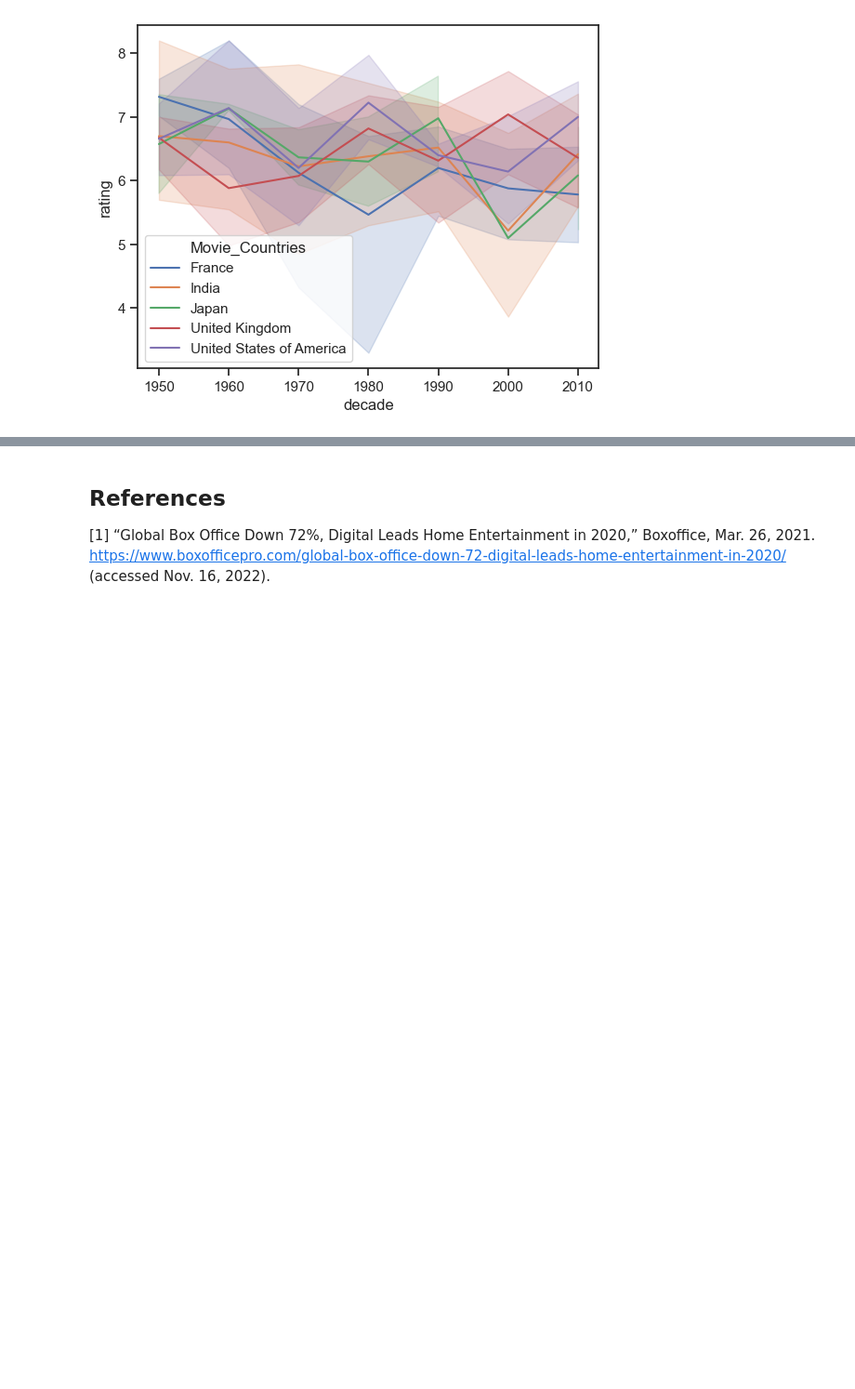
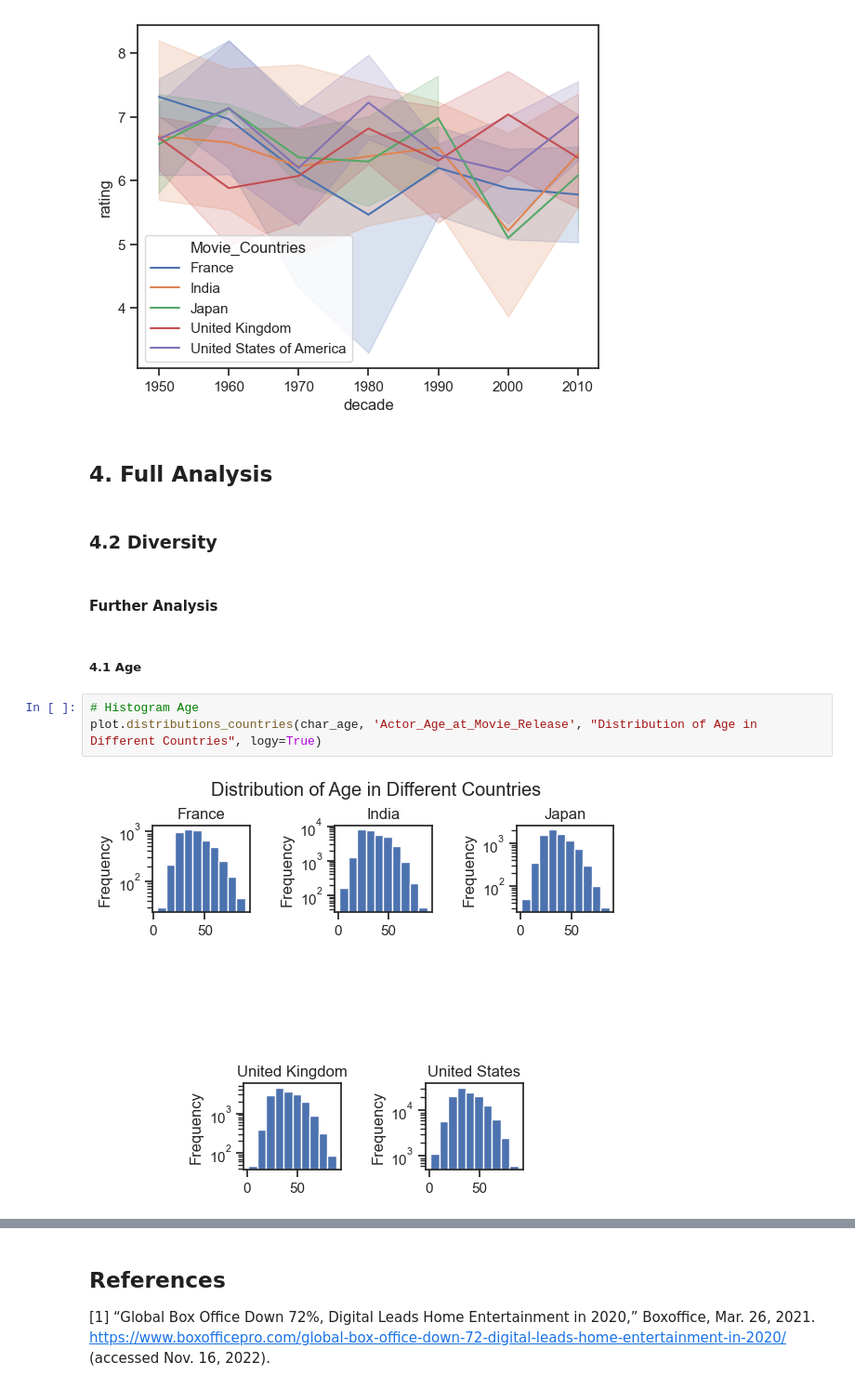
Before and after one commit to epfl-ada/ada-2022-project-robopros, a Jupyter notebook: notebooks/milestone2.ipynb, the cells around one changed output, grey strips where cells are left out. Shown at 93% size. Cells and saved outputs as stored; diff of their text form; blank space fills up the shorter version.

Commit message:
Analysis for diversity

```diff
--- a/notebooks/milestone2.ipynb
+++ b/notebooks/milestone2.ipynb
@@ -1298,3 +1194,16 @@ sns.lineplot(data=sample, x="decade", y="rating", hue="Movie_Countries")
 # %% [output]
 <AxesSubplot: xlabel='decade', ylabel='rating'>
 [figure]
+# %% [markdown]
+## 4. Full Analysis
+# %% [markdown]
+### 4.2 Diversity
+# %% [markdown]
+#### Further Analysis
+# %% [markdown]
+##### 4.1 Age
+# %%
+# Histogram Age
+plot.distributions_countries(char_age, 'Actor_Age_at_Movie_Release', "Distribution of Age in Different Countries", logy=True)
+# %% [output]
+[figure, added]
```
Also changed, not shown: parts of 130 cells of this notebook.
